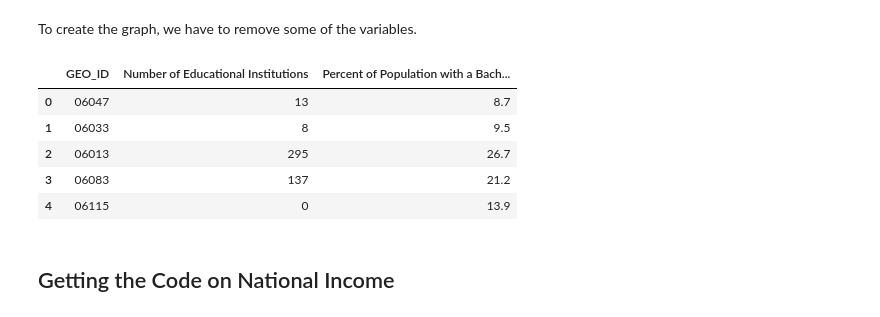
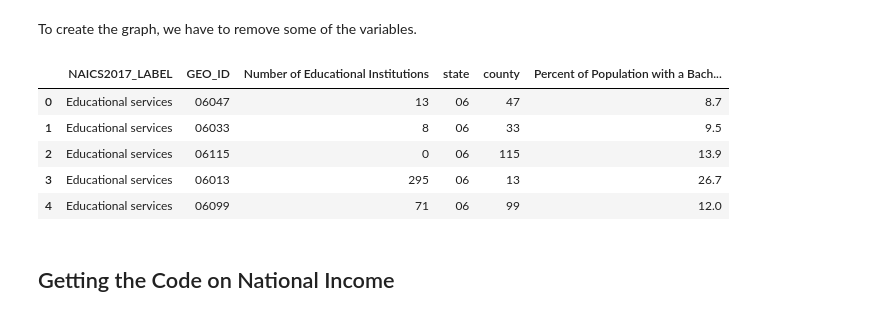
Before and after one commit to leomassoc/LSE-DS105L-Data-Detectives, a Jupyter notebook: notebooks/NB1 Education and Salary - a first overview.ipynb, the cells around one changed output. Cells and saved outputs as stored; diff of their text form; code cells hidden in the pictures.

```diff
--- a/notebooks/NB1 Education and Salary - a first overview.ipynb
+++ b/notebooks/NB1 Education and Salary - a first overview.ipynb
@@ -124,9 +124,2 @@ merged_census.head()
 # %% [markdown]
 For easier reference, we attach the County Name through the State and County codes.
-# %%
-#Merge the merged_census dataframe with the ca_counties dataframe to get the county names
-merged_census = pd.merge(merged_census, ca_counties, left_on= 'county', right_on = 'County')
-#Reshape the GEO_ID to get the FIPS code
-merged_census['GEO_ID'] = merged_census['GEO_ID'].str[9:]
-
-merged_census
@@ -161,18 +146,18 @@ merged_census['County_Name'] = merged_census['County_Name'].astype('string')
 # %% [markdown]
 To create the graph, we have to remove some of the variables.
-# %%
-# Remove NAICS2017_LABEL, state, county, County and County_name columns
-merged_census = merged_census.drop(columns=['NAICS2017_LABEL', 'County', 'County_Name'])
-#Create a copy of merged_census called education_data
-education_data = merged_census.copy()
-merged_census.head(5)
-# %% [output]
-|  | GEO_ID | Number of Educational Institutions | Percent of Population with a Bach... |
-| 0 | 06047 | 13 | 8.7 |
-| 1 | 06033 | 8 | 9.5 |
-| 2 | 06013 | 295 | 26.7 |
-| 3 | 06083 | 137 | 21.2 |
-| 4 | 06115 | 0 | 13.9 |
+# %%
+#Create a copy of merged_census called education_data
+education_data = merged_census.copy()
+#Clean up GEO_ID column by removing "0500000US" from the string
+education_data['GEO_ID'] = education_data['GEO_ID'].str.replace('0500000US', '')
+education_data.head(5)
+# %% [output]
+|  | NAICS2017_LABEL | GEO_ID | Number of Educational Institutions | state | county | Percent of Population with a Bach... |
+| 0 | Educational services | 06047 | 13 | 06 | 47 | 8.7 |
+| 1 | Educational services | 06033 | 8 | 06 | 33 | 9.5 |
+| 2 | Educational services | 06115 | 0 | 06 | 115 | 13.9 |
+| 3 | Educational services | 06013 | 295 | 06 | 13 | 26.7 |
+| 4 | Educational services | 06099 | 71 | 06 | 99 | 12.0 |
 # %% [markdown]
 ## Getting the Code on National Income
 # %%
```
Also changed, not shown: parts of 8 cells of this notebook, 1 other file.
